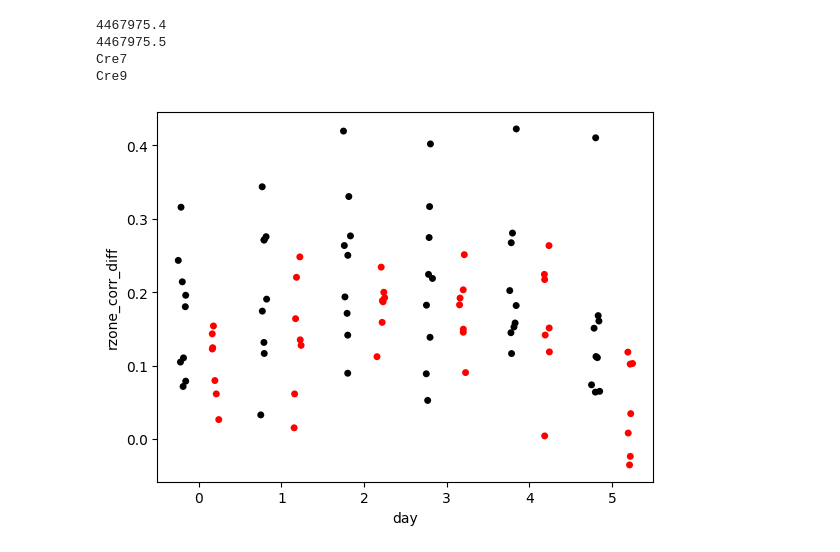
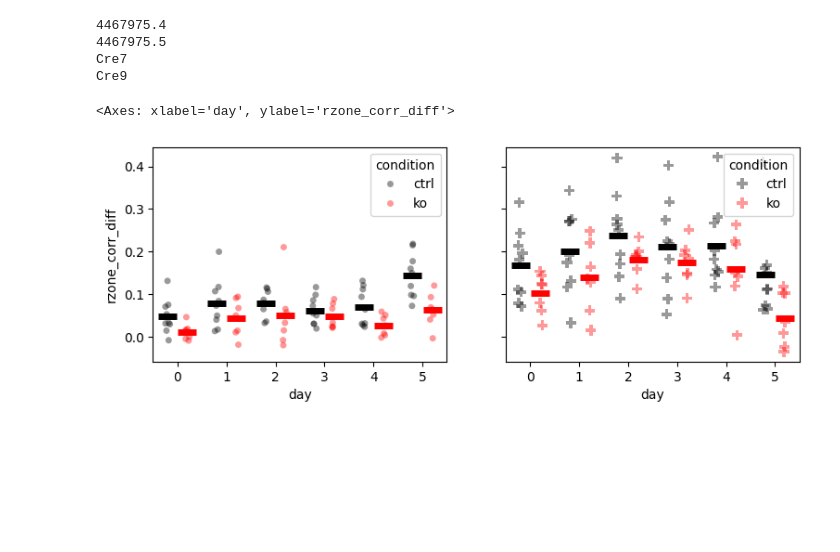
Before and after one commit to GiocomoLab/STX3KO_analyses, a Jupyter notebook: notebooks/figure6/reward_stability.ipynb, the cells around one changed output. Drawn from its saved outputs; the diff is of its cells as text; code cells hidden in the pictures; blank space fills up the shorter version.

```diff
--- a/notebooks/figure6/reward_stability.ipynb
+++ b/notebooks/figure6/reward_stability.ipynb
@@ -24,17 +24,13 @@ plt.rcParams['font.serif'] = 'Arial'
 
 
 %matplotlib inline
-# %%
-mouse = ctrl_mice[0]
-day=2
-sess = u.load_single_day(mouse, day, trial_mat_keys=['F_dff_nostop',], timeseries_keys=['F_dff_nostop',], verbose = False)
 # %%
 rows = []
 for cond, mice in zip(('ctrl', 'ko'),(ctrl_mice,ko_mice)):
     for mouse in mice:
         print(mouse)
         for day in range(6):
-            sess = u.load_single_day(mouse, day, trial_mat_keys=['F_dff_nostop',], timeseries_keys=['F_dff_nostop',], verbose = False)
+            sess = u.load_single_day(mouse, day, trial_mat_keys=['F_dff',], timeseries_keys=['F_dff',], verbose = False)
 
             rz_early = (np.argwhere(sess.trial_matrices['bin_edges'][:-1]>=sess.rzone_early['tfront'])[0], np.argwhere(sess.rzone_early['tback']<=sess.trial_matrices['bin_edges'][1:])[0] )
             rz_late = (np.argwhere(sess.trial_matrices['bin_edges'][:-1]>=sess.rzone_late['tfront'])[0], 29 )
@@ -56,7 +52,7 @@ for cond, mice in zip(('ctrl', 'ko'),(ctrl_mice,ko_mice)):
                     coef = -1
                     pc_mask = sess.fam_place_cell_mask()
 
-                tmat = sess.trial_matrices['F_dff_nostop'][sess.trial_info['LR']==coef*sess.novel_arm, :, :]
+                tmat = sess.trial_matrices['F_dff'][sess.trial_info['LR']==coef*sess.novel_arm, :, :]
                 tmat[np.isnan(tmat)]=0
 
                 cell_corrs = []
@@ -66,7 +62,7 @@ for cond, mice in zip(('ctrl', 'ko'),(ctrl_mice,ko_mice)):
                     cell_corrs.append(np.nanmean(_mat.ravel()))
                 cell_corrs = np.array(cell_corrs)
 
-                cell_pos = np.nanargmax(np.nanmean(sess.trial_matrices['F_dff_nostop'][sess.trial_info['LR']==coef*sess.novel_arm, :, :], axis=0),axis=0)
+                cell_pos = np.nanargmax(np.nanmean(sess.trial_matrices['F_dff'][sess.trial_info['LR']==(coef*sess.novel_arm), :, :], axis=0),axis=0)
 
                 r_mask = (cell_pos>=(rz[0]-5)) * (cell_pos<=(rz[0]+3))
 
@@ -76,7 +72,8 @@ for cond, mice in zip(('ctrl', 'ko'),(ctrl_mice,ko_mice)):
                             'day': day,
                             'ttype': ttype,
                             'rzone_corr': np.nanmean(cell_corrs[r_mask*pc_mask]),
-                            'nonrzone_corr': np.nanmean(cell_corrs[~r_mask])})
+                            'nonrzone_corr': np.nanmean(cell_corrs[~r_mask]),
+                            'nonrzone_pc_corr': np.nanmean(cell_corrs[(~r_mask)*pc_mask])})
 
 df = pd.DataFrame(rows)
 # %% [output]
@@ -101,16 +98,53 @@ mCherry9
 Cre7
 Cre9
 # %%
-df['rzone_corr_diff'] = df['rzone_corr']-df['nonrzone_corr']
+# df['rzone_corr_diff'] = df['rzone_corr']-df['nonrzone_corr']
+df['rzone_pc_corr_diff'] = df['rzone_corr'] - df['nonrzone_pc_corr']
 # %%
-fig, ax = plt.subplots()
+fig, ax = plt.subplots(1,2,figsize=[9,3], sharex=True, sharey=True)
+_ = sns.stripplot(data = df.loc[df['ttype']=='fam'],
+                  x='day',
+                  y='rzone_corr_diff',
+                  hue = 'condition',
+                  hue_order= ['ctrl','ko'],
+                  palette=['black','red'],
+                  ax=ax[0], dodge=True, alpha=.4, s=5)
+
+tmp_df_mu = df.groupby(['condition', 'day', 'ttype'])['rzone_corr_diff'].mean().reset_index()
+sns.pointplot(data=tmp_df_mu.loc[tmp_df_mu['ttype']=='fam'],
+            x='day',
+            y='rzone_corr_diff',
+            errorbar=None,
+            hue='condition',
+            hue_order = ['ctrl', 'ko'],
+            dodge = .4,
+            palette = ['black', 'red'],
+            ax=ax[0],
+            linestyles="none",
+            marker="_", markersize=15, markeredgewidth=5, legend=False, alpha=1.,
+            )
+
 
 _ = sns.stripplot(data = df.loc[df['ttype']=='nov'],
                   x='day',
-                  y = 'rzone_corr_diff',
+                  y='rzone_corr_diff',
                   hue = 'condition',
-                  hue_order=['ctrl', 'ko'],
+                  hue_order= ['ctrl','ko'],
                   palette=['black','red'],
-                  dodge=True, ax=ax, legend=False)
+                  ax=ax[1], dodge=True, alpha=.4, s=8, marker='P')
+
+sns.pointplot(data=tmp_df_mu.loc[tmp_df_mu['ttype']=='nov'],
+            x='day',
+            y='rzone_corr_diff',
+            errorbar=None,
+            hue='condition',
+            hue_order = ['ctrl', 'ko'],
+            dodge = .4,
+            palette = ['black', 'red'],
+            ax=ax[1],
+            linestyles="none",
+            marker="_", markersize=15, markeredgewidth=5, legend=False, alpha=1.,
+            )
 # %% [output]
+<Axes: xlabel='day', ylabel='rzone_corr_diff'>
-[figure, old version]
+[figure, new version]
```
Also changed, not shown: parts of 28 cells of this notebook, 2 other files.
